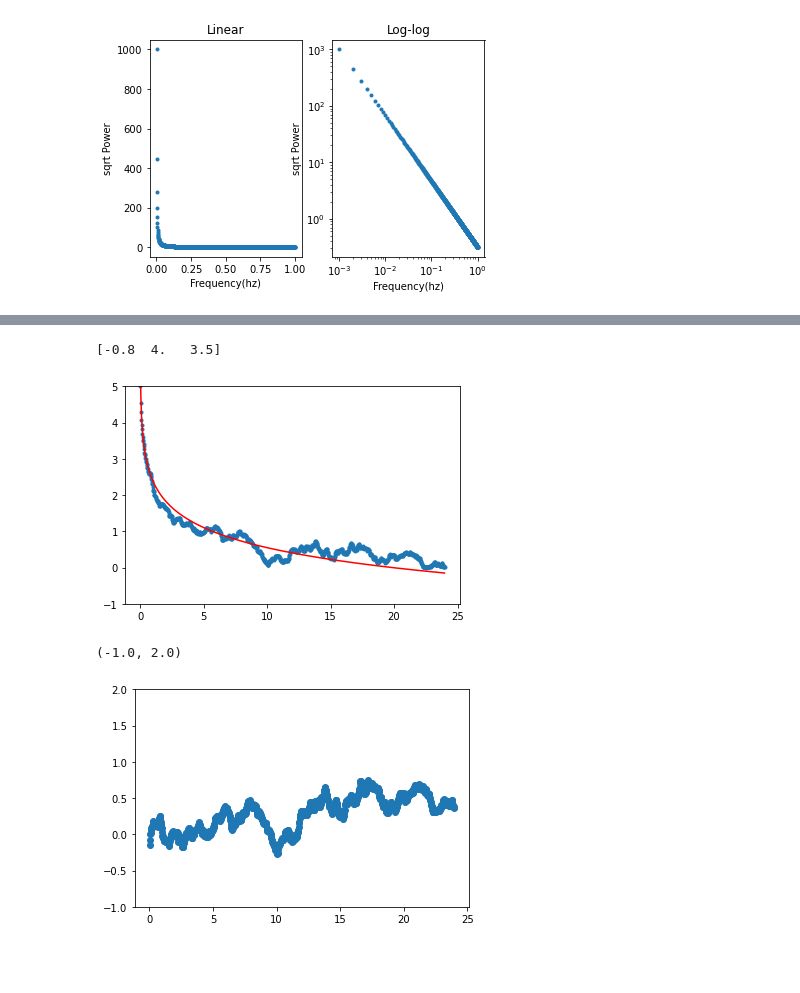
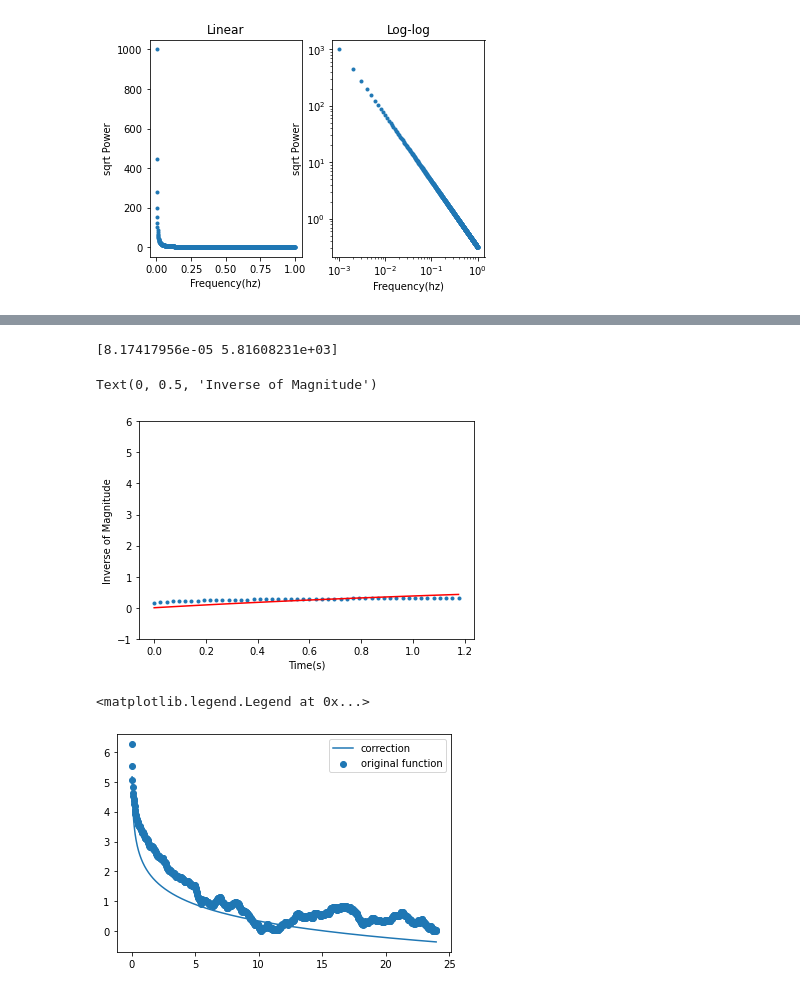
Before and after one commit to jblipper/VERITAS-Summer-Project-2022, a Jupyter notebook: Scripts/FFTs_with_Noise.ipynb, the cells around one changed output, grey strips where cells are left out. Saved outputs shown, nothing was run; the diff lists cells and outputs as text; code cells hidden in the pictures; blank space fills up the shorter version.

Commit message:
made improvement on correction function

```diff
--- a/Scripts/FFTs_with_Noise.ipynb
+++ b/Scripts/FFTs_with_Noise.ipynb
@@ -316,37 +316,50 @@ Text(0.5, 1.0, 'Log-log')
 # %%
-#t=np.linspace(0,1,100)
-#y=5*t**2
-#y[50]=1
+yy=[]
+tt=[]
+for i in range(len(t)):
+    if t[i]<1.2:
+        tt.append(t[i])
+        yy.append(y[i])
+yy=np.array(yy)
+tt=np.array(tt)
 
-def model(t,A,B,C):
-    Y=A*np.log(B*t)+C
+h=1/np.array(yy)
+
+def model(tt,A,B):
+    Y=(A*tt+1)-(A*tt+1)**(-B)
     return Y
 
-plt.plot(t,y,'.')
+plt.plot(tt,h,'.')
 
-best_params, cov_matrix = so.curve_fit(model, xdata = t, ydata = y, p0 = [-0.8,4,3.5])
-plt.plot(t, model(t, best_params[0],best_params[1],best_params[2]), 'r-', label = 'Fit')
+best_params, cov_matrix = so.curve_fit(model, xdata = tt, ydata = h, p0 = [0.1,100])
+print(best_params)
+plt.plot(tt, model(tt, best_params[0],best_params[1]), 'r-', label = 'Fit')
 #plt.xlim([0,5])
-plt.ylim([-1,5])
+plt.ylim([-1,6])
+plt.xlabel('Time(s)')
+plt.ylabel('Inverse of Magnitude')
 
 
-print(best_params)
+
+
+#f=np.polyfit(tt,h,4)
+#plt.plot(tt,h,'.')
+#print(f)
+#plt.plot(tt,f[0]*tt**4+f[1]*tt**3+f[2]*tt**2+f[3]*tt+f[4])
+#plt.ylim([0,100])
 # %% [output]
-[-0.8  4.   3.5]
+[8.17417956e-05 5.81608231e+03]
+Text(0, 0.5, 'Inverse of Magnitude')
-[figure, old version]
+[figure, new version]
 # %%
 def correction(t):
-    #return 0.1*t**(-5/4)
-    O=best_params[0]*t**best_params[1]
+    O=1/((best_params[0]*t+1)-(best_params[0]*t+1)**(-best_params[1]))
     O=-0.8*np.log(5.2*t)+3.5
     return O
 
-yc=[]
-for i in range(len(y)):
-    yc.append(y[i]-correction(t[i]))
-plt.scatter(t,yc)
-#plt.xlim([-1,5])
-plt.ylim([-1,2])
+plt.scatter(t,y, label='original function')
+plt.plot(t,correction(t),label='correction')
+plt.legend()
 # %% [output]
-(-1.0, 2.0)
+<matplotlib.legend.Legend at 0x...>
-[figure, old version]
+[figure, new version]
```
Also changed, not shown: parts of 6 cells of this notebook.
